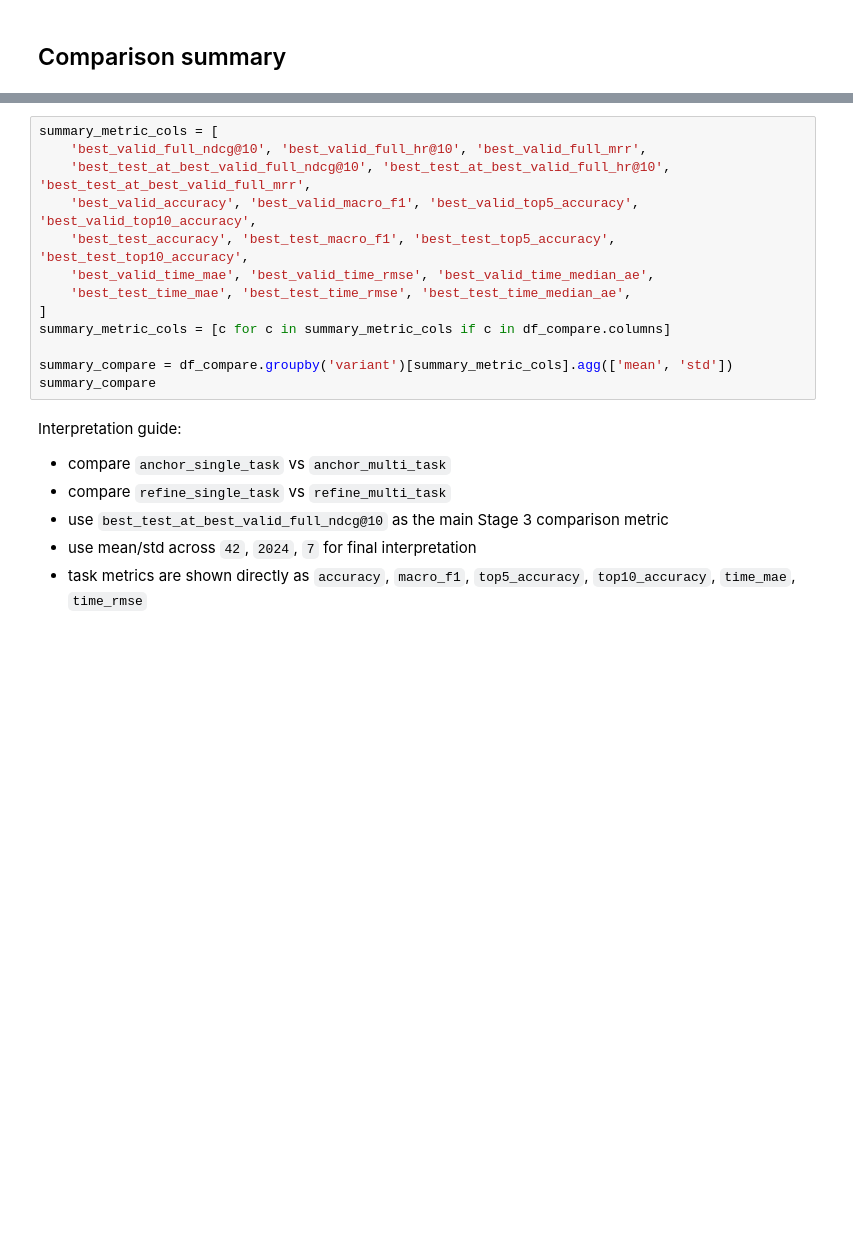
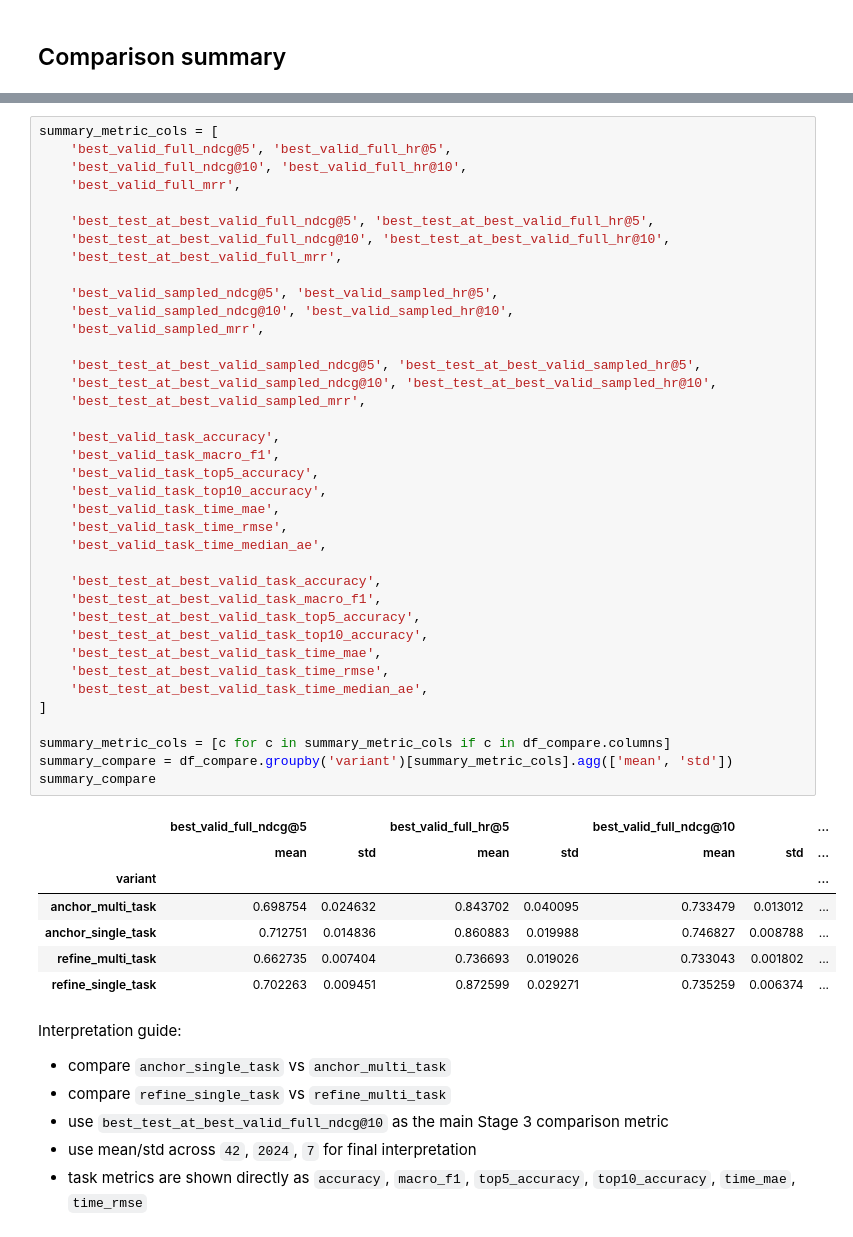
Before and after one commit to hwbuzz/time-aware-behavior-prediction, a Jupyter notebook: notebooks/sasrec_stage3_bpi2012_colab_train_02_260601.ipynb, the cells around one changed output, grey strips where cells are left out. Saved outputs shown, nothing was run; the diff lists cells and outputs as text; blank space fills up the shorter version.

```diff
--- a/notebooks/sasrec_stage3_bpi2012_colab_train_02_260601.ipynb
+++ b/notebooks/sasrec_stage3_bpi2012_colab_train_02_260601.ipynb
@@ -410,16 +631,49 @@ df_compare[existing_display_cols]
 # %%
 summary_metric_cols = [
-    'best_valid_full_ndcg@10', 'best_valid_full_hr@10', 'best_valid_full_mrr',
-    'best_test_at_best_valid_full_ndcg@10', 'best_test_at_best_valid_full_hr@10', 'best_test_at_best_valid_full_mrr',
-    'best_valid_accuracy', 'best_valid_macro_f1', 'best_valid_top5_accuracy', 'best_valid_top10_accuracy',
-    'best_test_accuracy', 'best_test_macro_f1', 'best_test_top5_accuracy', 'best_test_top10_accuracy',
-    'best_valid_time_mae', 'best_valid_time_rmse', 'best_valid_time_median_ae',
-    'best_test_time_mae', 'best_test_time_rmse', 'best_test_time_median_ae',
+    'best_valid_full_ndcg@5', 'best_valid_full_hr@5',
+    'best_valid_full_ndcg@10', 'best_valid_full_hr@10',
+    'best_valid_full_mrr',
+
+    'best_test_at_best_valid_full_ndcg@5', 'best_test_at_best_valid_full_hr@5',
+    'best_test_at_best_valid_full_ndcg@10', 'best_test_at_best_valid_full_hr@10',
+    'best_test_at_best_valid_full_mrr',
+
+    'best_valid_sampled_ndcg@5', 'best_valid_sampled_hr@5',
+    'best_valid_sampled_ndcg@10', 'best_valid_sampled_hr@10',
+    'best_valid_sampled_mrr',
+
+    'best_test_at_best_valid_sampled_ndcg@5', 'best_test_at_best_valid_sampled_hr@5',
+    'best_test_at_best_valid_sampled_ndcg@10', 'best_test_at_best_valid_sampled_hr@10',
+    'best_test_at_best_valid_sampled_mrr',
+
+    'best_valid_task_accuracy',
+    'best_valid_task_macro_f1',
+    'best_valid_task_top5_accuracy',
+    'best_valid_task_top10_accuracy',
+    'best_valid_task_time_mae',
+    'best_valid_task_time_rmse',
+    'best_valid_task_time_median_ae',
+
+    'best_test_at_best_valid_task_accuracy',
+    'best_test_at_best_valid_task_macro_f1',
+    'best_test_at_best_valid_task_top5_accuracy',
+    'best_test_at_best_valid_task_top10_accuracy',
+    'best_test_at_best_valid_task_time_mae',
+    'best_test_at_best_valid_task_time_rmse',
+    'best_test_at_best_valid_task_time_median_ae',
 ]
+
 summary_metric_cols = [c for c in summary_metric_cols if c in df_compare.columns]
-
 summary_compare = df_compare.groupby('variant')[summary_metric_cols].agg(['mean', 'std'])
 summary_compare
+# %% [output]
+|  | best_valid_full_ndcg@5 |  | best_valid_full_hr@5 |  | best_valid_full_ndcg@10 |  | ... |
+|  | mean | std | mean | std | mean | std | ... |
+| variant |  |  |  |  |  |  | ... |
+| anchor_multi_task | 0.698754 | 0.024632 | 0.843702 | 0.040095 | 0.733479 | 0.013012 | ... |
+| anchor_single_task | 0.712751 | 0.014836 | 0.860883 | 0.019988 | 0.746827 | 0.008788 | ... |
+| refine_multi_task | 0.662735 | 0.007404 | 0.736693 | 0.019026 | 0.733043 | 0.001802 | ... |
+| refine_single_task | 0.702263 | 0.009451 | 0.872599 | 0.029271 | 0.735259 | 0.006374 | ... |
 # %% [markdown]
 Interpretation guide:
 
```
Also changed, not shown: parts of 18 cells of this notebook, 3 other files.
